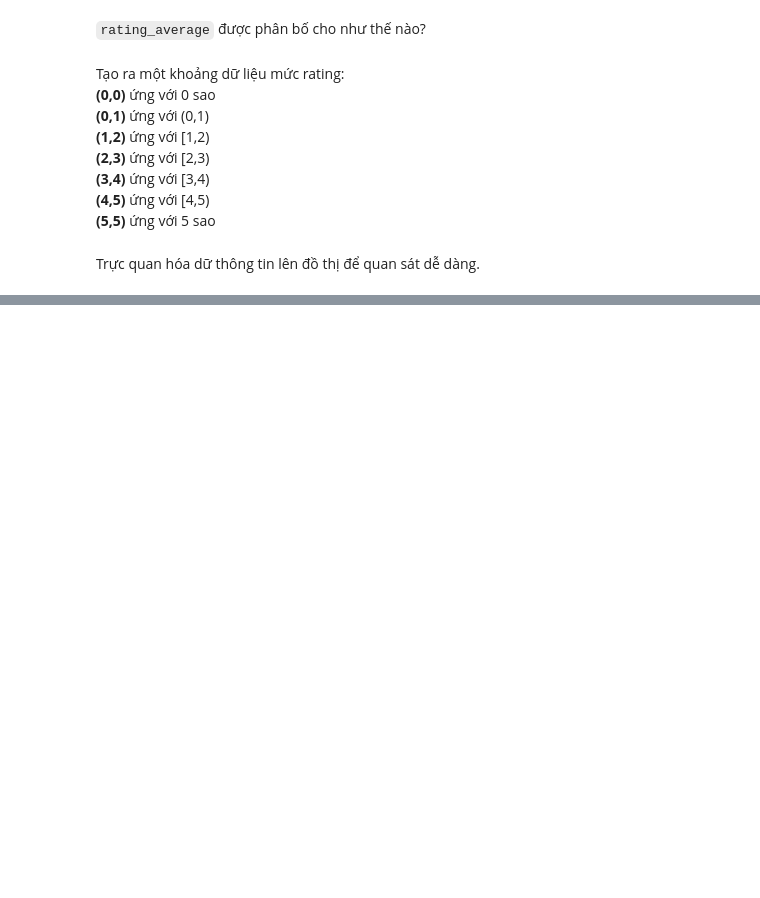
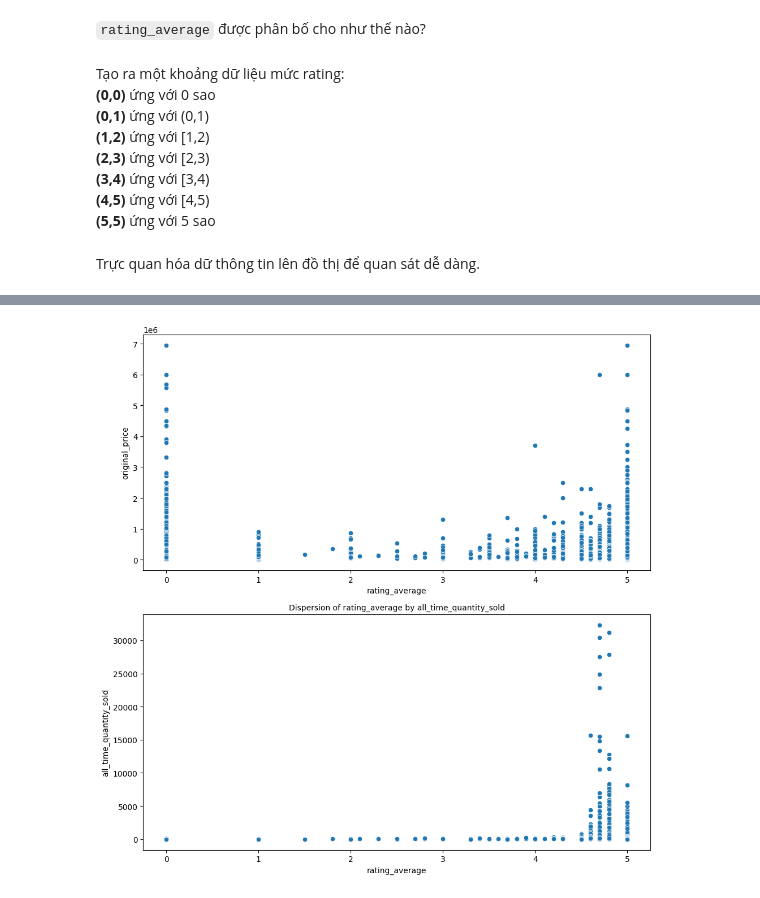
Before and after one commit to Miruku2201/NMKHDL_Final_Project, a Jupyter notebook: preprocessing.ipynb, the cells around one changed output, grey strips where cells are left out. Cells and saved outputs as stored; diff of their text form; code cells hidden in the pictures; blank space fills up the shorter version.

```diff
--- a/preprocessing.ipynb
+++ b/preprocessing.ipynb
@@ -365,0 +370,11 @@ plt.show()
+# %%
+def build_scatterplot(data, x, y, hue: None, ax, title):
+    sns.scatterplot(data = data, x = x, y = y, ax = ax)
+    plt.title(title, size = 10)
+# %%
+fig, axs = plt.subplots(2,1, figsize = (10,10))
+build_scatterplot(rcp_df, x = "rating_average", y = "original_price", ax=axs[0], title = "Dispersion of rating_average by original_price", hue = None)
+build_scatterplot(rcp_df, x = "rating_average", y = "all_time_quantity_sold", ax=axs[1], title = "Dispersion of rating_average by all_time_quantity_sold", hue = None)
+plt.tight_layout()
+# %% [output]
+[figure, added]
```
Also changed, not shown: parts of 6 cells of this notebook.
